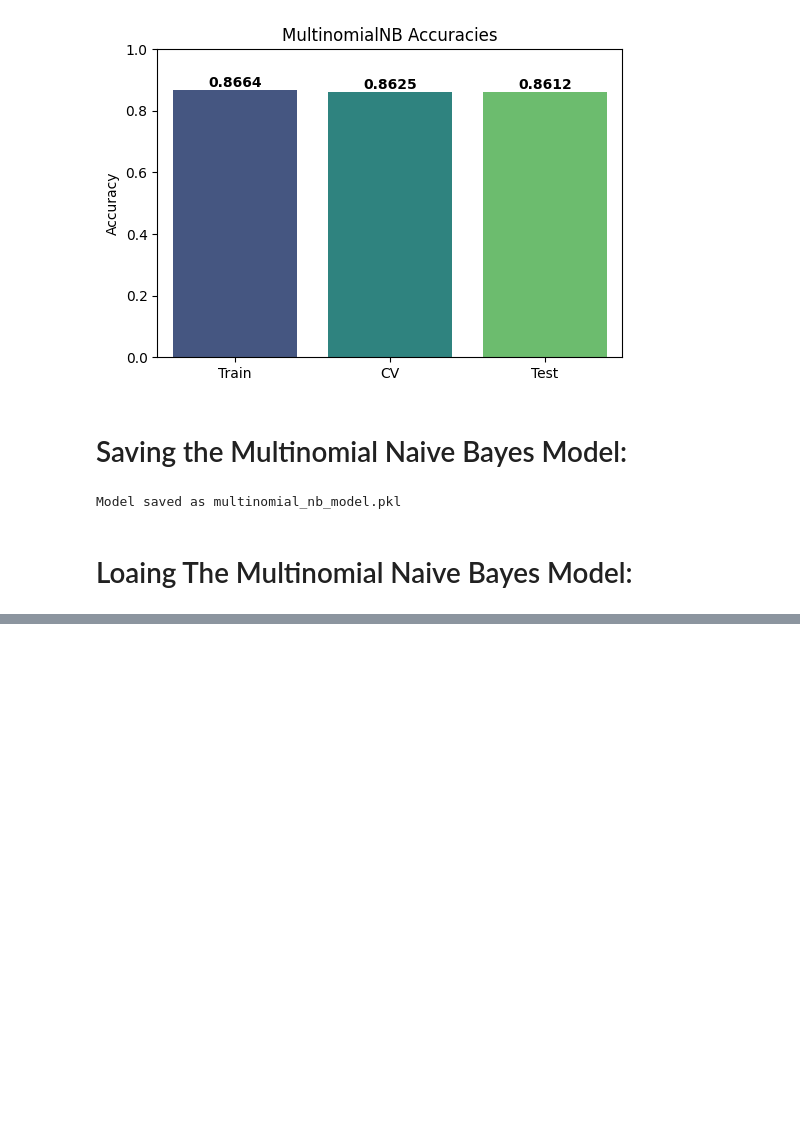
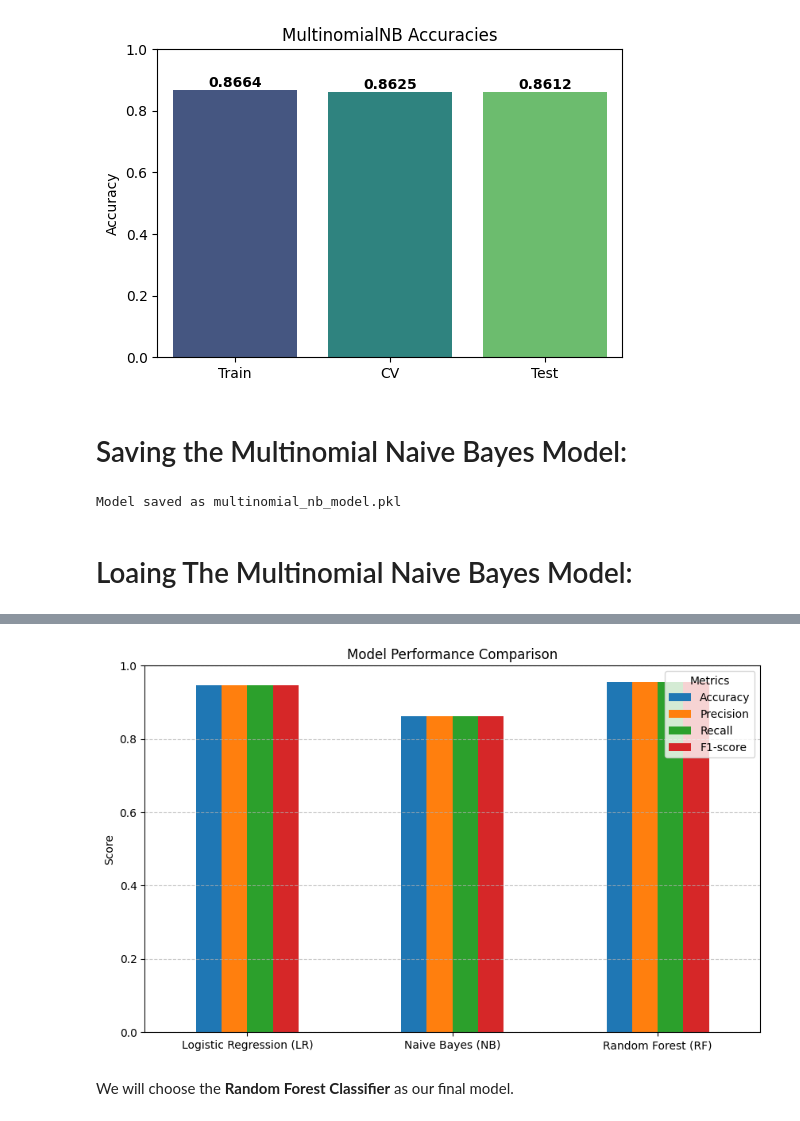
Before and after one commit to MalikHashirShakeel/Fake-News-Detection, a Jupyter notebook: Model.ipynb, the cells around one changed output, grey strips where cells are left out. Cells and saved outputs as stored; diff of their text form; code cells hidden in the pictures; blank space fills up the shorter version.

```diff
--- a/Model.ipynb
+++ b/Model.ipynb
@@ -682,0 +796,23 @@ multinomial_nb_model = joblib.load("multinomial_nb_model.pkl")
+# %%
+models = {
+    "Logistic Regression (LR)": lr_model,
+    "Naive Bayes (NB)": nb_model,
+    "Random Forest (RF)": rf_model
+}
+
+results = {}
+# %%
+from sklearn.metrics import accuracy_score, precision_score, recall_score, f1_score
+
+for name, model in models.items():
+    y_pred = model.predict(X_test_tfidf)
+    acc = accuracy_score(y_test, y_pred)
+    prec = precision_score(y_test, y_pred, average="weighted", zero_division=0)
+    rec = recall_score(y_test, y_pred, average="weighted")
+    f1 = f1_score(y_test, y_pred, average="weighted")
+
+    results[name] = [acc, prec, rec, f1]
+# %%
+df_results = pd.DataFrame(results, index=["Accuracy", "Precision", "Recall", "F1-score"])
+print("\nModel Comparison:\n")
+print(df_results)
@@ -682,0 +827,13 @@ multinomial_nb_model = joblib.load("multinomial_nb_model.pkl")
+# %%
+df_results.T.plot(kind="bar", figsize=(10,6))
+plt.title("Model Performance Comparison")
+plt.ylabel("Score")
+plt.ylim(0,1)
+plt.xticks(rotation=0)
+plt.legend(title="Metrics")
+plt.grid(axis="y", linestyle="--", alpha=0.7)
+plt.show()
+# %% [output]
+[figure, added]
+# %% [markdown]
+We will choose the **Random Forest Classifier** as our final model.
```
Also changed, not shown: parts of 23 cells of this notebook, 1 other file.
